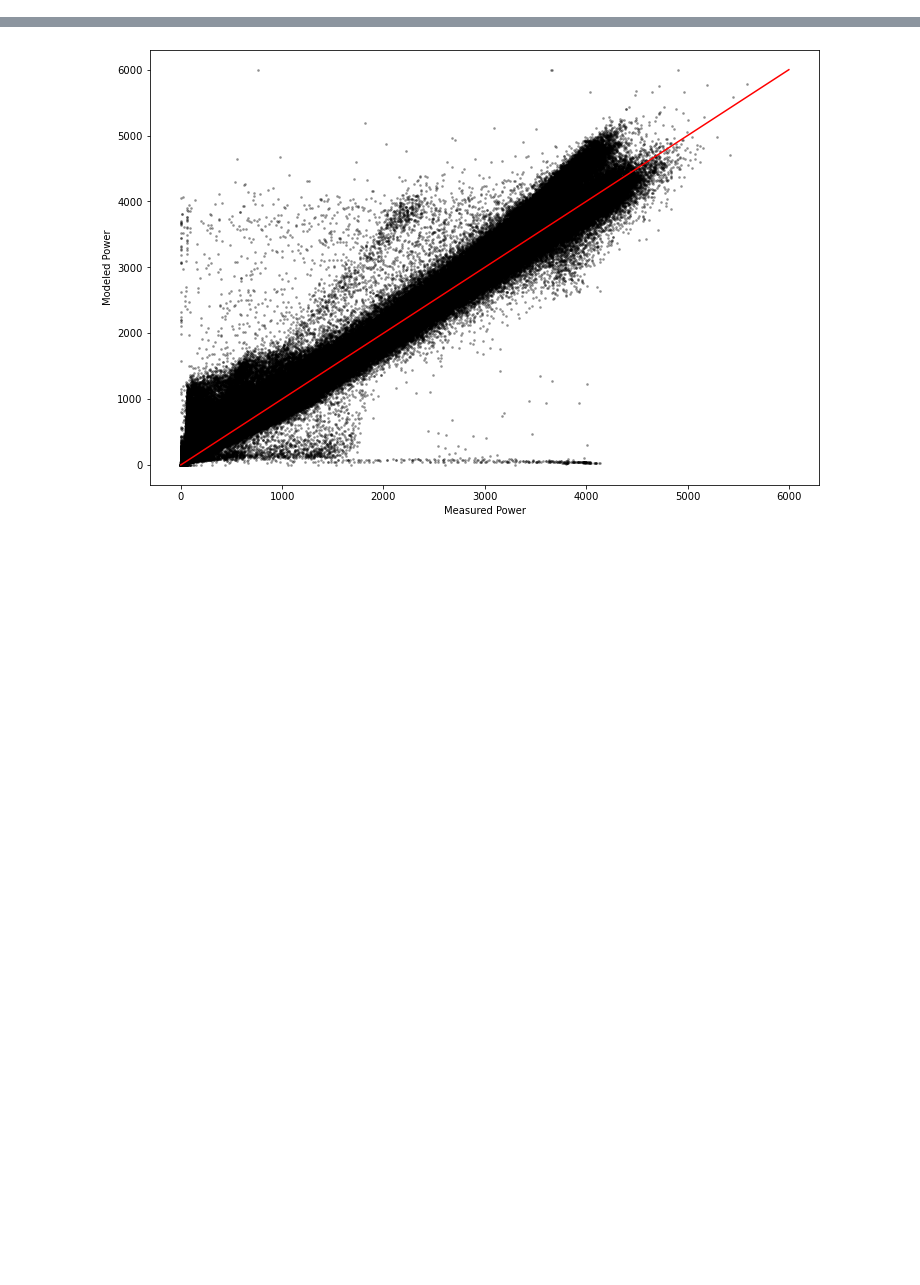
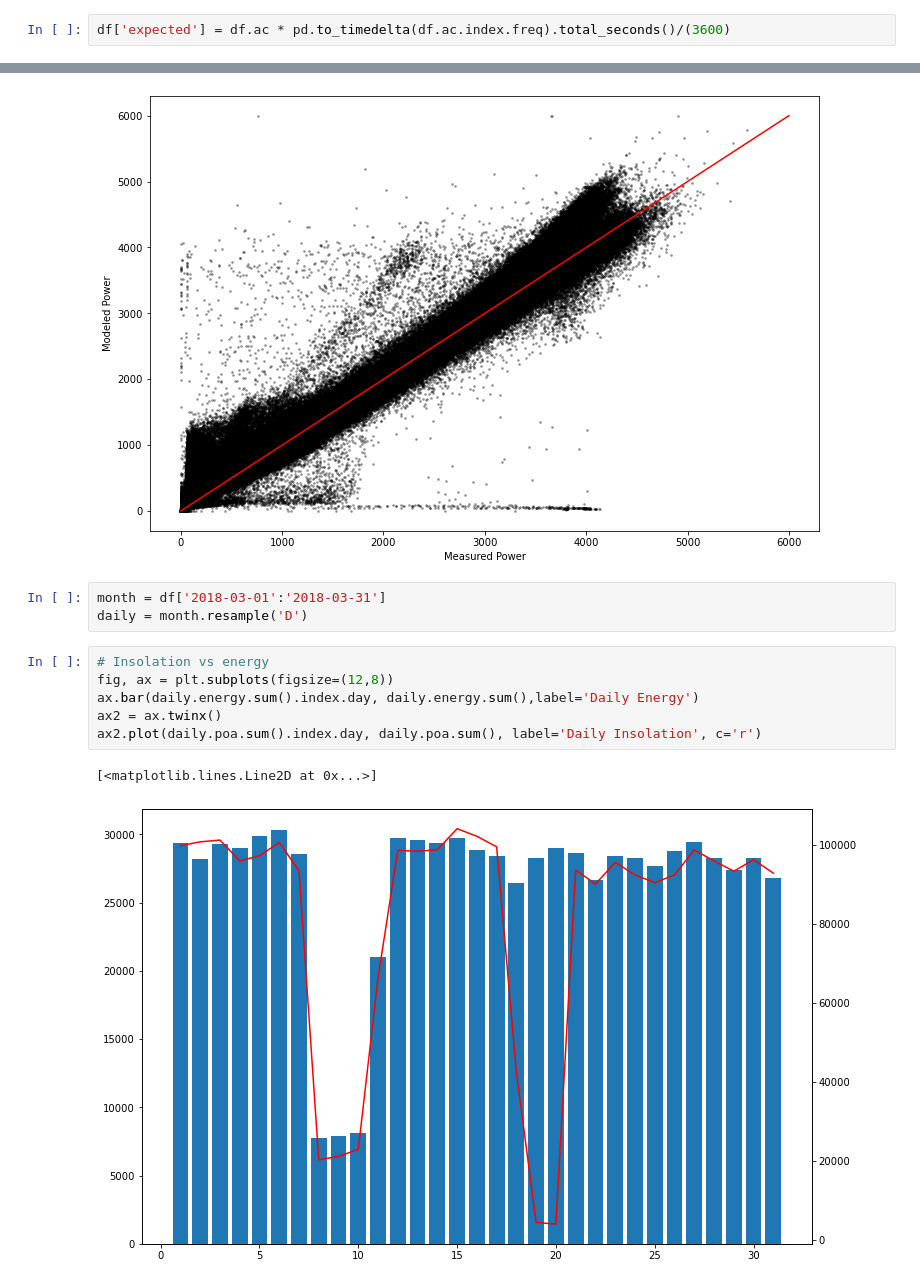
Before and after one commit to nb137/Solar-Portfolio, a Jupyter notebook: SiteEnergyModel.ipynb, the cells around one changed output, grey strips where cells are left out. Drawn from its saved outputs; the diff is of its cells as text; blank space fills up the shorter version.

Commit message:
start energy report example

```diff
--- a/SiteEnergyModel.ipynb
+++ b/SiteEnergyModel.ipynb
@@ -66,6 +66,8 @@ weather = df[['dni','ghi','dhi','Tcell']].rename(columns = {'Tcell':'cell_temper
 
 mc.run_model(weather)
 df['ac'] = mc.ac
+# %%
+df['expected'] = df.ac * pd.to_timedelta(df.ac.index.freq).total_seconds()/(3600)
 # %%
 plt.figure(figsize=(12,8))
 plt.scatter(df.power, mc.ac, alpha=0.3, s=3, c='k')
@@ -75,3 +77,15 @@ plt.ylabel('Modeled Power')
 # %% [output]
 Text(0, 0.5, 'Modeled Power')
 [figure]
+# %%
+month = df['2018-03-01':'2018-03-31']
+daily = month.resample('D')
+# %%
+# Insolation vs energy
+fig, ax = plt.subplots(figsize=(12,8))
+ax.bar(daily.energy.sum().index.day, daily.energy.sum(),label='Daily Energy')
+ax2 = ax.twinx()
+ax2.plot(daily.poa.sum().index.day, daily.poa.sum(), label='Daily Insolation', c='r')
+# %% [output]
+[<matplotlib.lines.Line2D at 0x...>]
+[figure, added]
```
Also changed, not shown: parts of 1 cell of this notebook, 1 other file.
